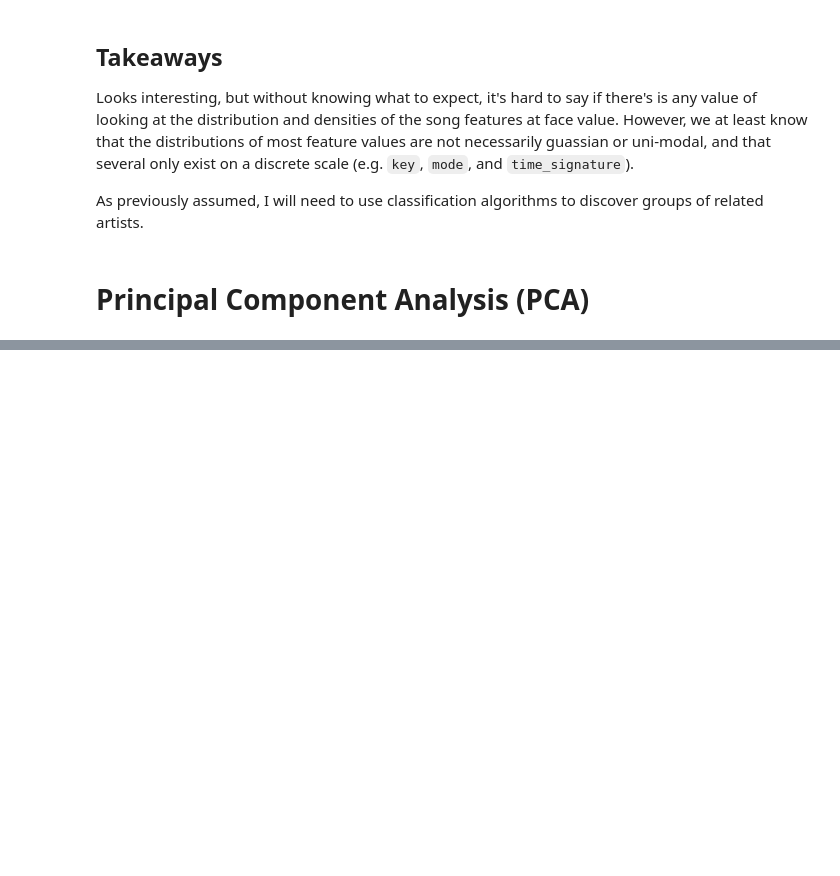
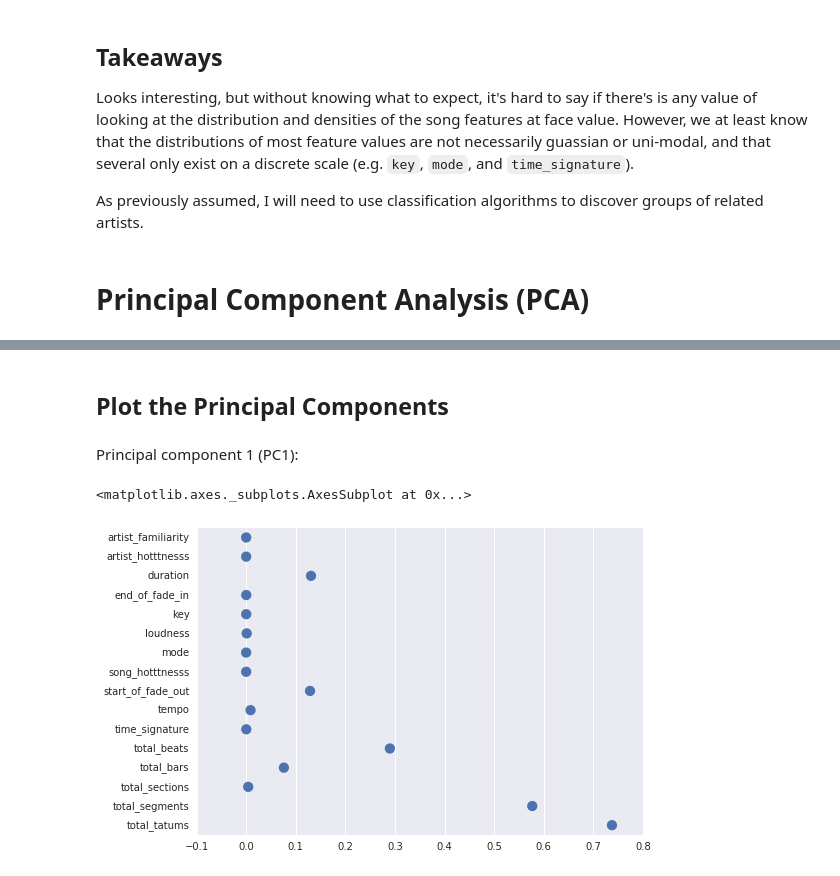
Before and after one commit to lxchavez/Yeezy-Taught-Me, a Jupyter notebook: notebooks/02-lxchavez-exploratory-analysis.ipynb, the cells around one changed output, grey strips where cells are left out. Saved outputs shown, nothing was run; the diff lists cells and outputs as text; code cells hidden in the pictures; blank space fills up the shorter version.

```diff
--- a/notebooks/02-lxchavez-exploratory-analysis.ipynb
+++ b/notebooks/02-lxchavez-exploratory-analysis.ipynb
@@ -298,7 +298,7 @@ for i in range(num_rows):
 
 I do not expect significant correlations between our variables for audio features, but it's worth a shot...
 # %%
-cols_to_plot = ['duration',
+cols_to_plot = ['artist_familiarity', 'artist_hotttnesss', 'duration',
                 'end_of_fade_in', 'key', 'loudness',
                 'mode', 'song_hotttnesss', 'start_of_fade_out',
                 'tempo', 'time_signature', 'beats_start',
@@ -329,0 +336,7 @@ features_to_reduce = features_to_reduce.dropna()
+# %%
+features_to_reduce['total_beats'] = features_to_consider['beats_start'].apply(len)
+features_to_reduce['total_bars'] = features_to_consider['bars_start'].apply(len)
+features_to_reduce['total_sections'] = features_to_consider['sections_start'].apply(len)
+features_to_reduce['total_segments'] = features_to_consider['segments_start'].apply(len)
+features_to_reduce['total_tatums'] = features_to_consider['tatums_start'].apply(len)
+features_to_reduce = features_to_reduce.dropna()
@@ -330,6 +345,6 @@ features_to_reduce = features_to_reduce.dropna()
 # %%
-pca = decomposition.PCA(n_components=2)
+pca = decomposition.PCA(n_components=4)
 pca.fit(features_to_reduce)
-# X = pca.transform(features_to_reduce)
-# print pca.explained_variance_ratio_
+X = pca.transform(features_to_reduce)
+print pca.explained_variance_ratio_
 # %% [output]
@@ -398,0 +356,14 @@ xvector[i] * yvector[i]: 1.27753680424e-06
+# %% [markdown]
+## Plot the Principal Components
+# %%
+X1 = pca.components_[0]
+X2 = pca.components_[1]
+X3 = pca.components_[2]
+X4 = pca.components_[3]
+# %% [markdown]
+Principal component 1 (PC1):
+# %%
+sns.pointplot(x=X1, y=list(features_to_reduce.columns.values), join=False)
+# %% [output]
+<matplotlib.axes._subplots.AxesSubplot at 0x...>
+[figure, added]
```
Also changed, not shown: parts of 19 cells of this notebook.
